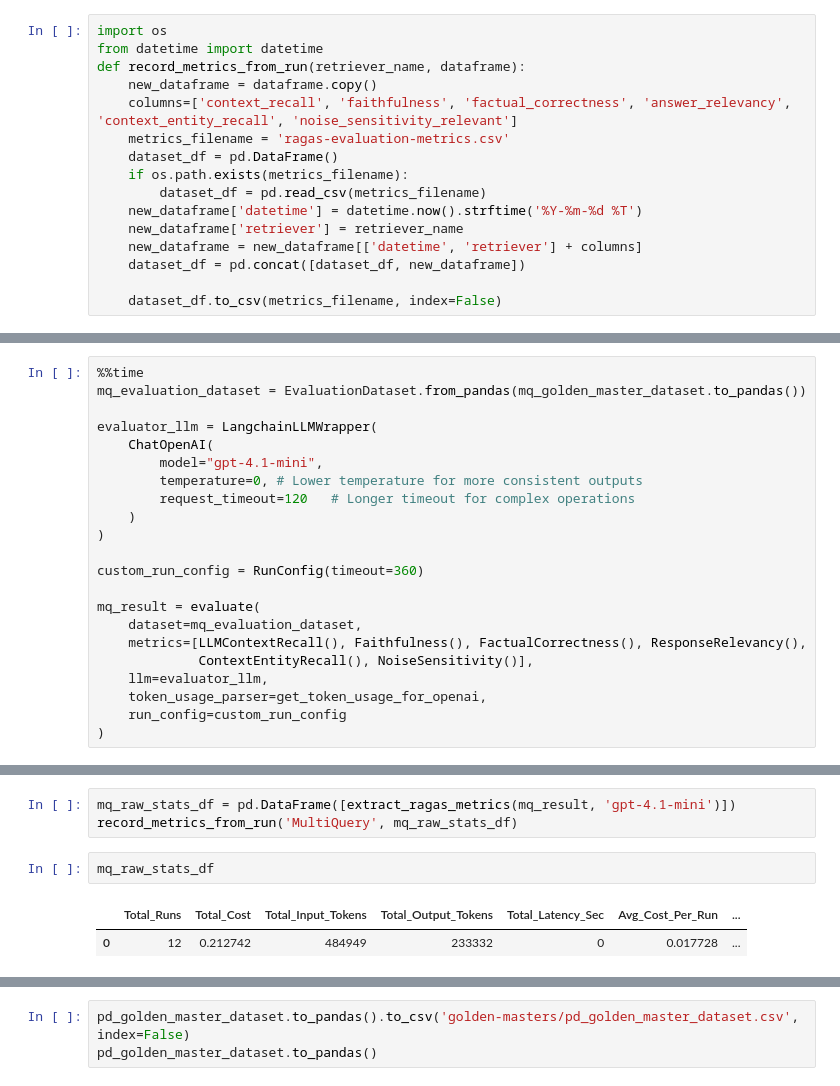
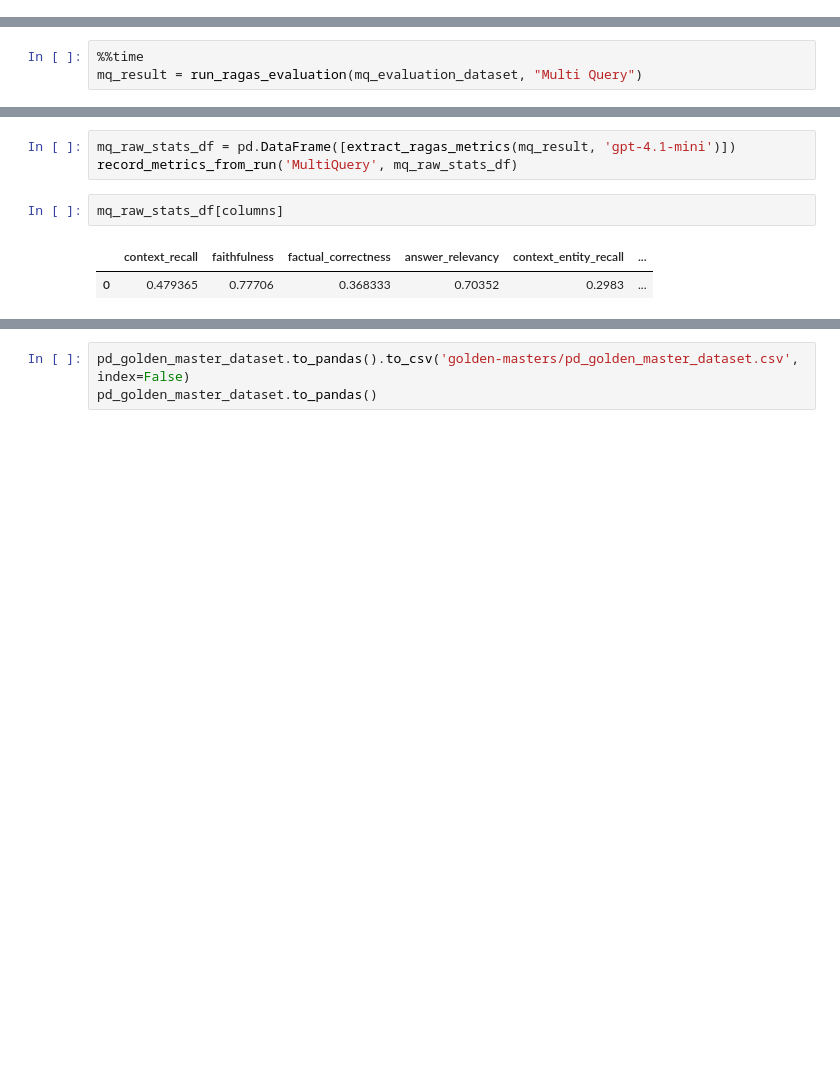
Before and after one commit to neomatrix369/AIE7-Cert-Challenge, a Jupyter notebook: Agentic RAG evaluation experiments.ipynb, the cells around one changed output, grey strips where cells are left out. Cells and saved outputs as stored; diff of their text form; blank space fills up the shorter version.

```diff
--- a/Agentic RAG evaluation experiments.ipynb
+++ b/Agentic RAG evaluation experiments.ipynb
@@ -298,16 +210,0 @@ Wall time: 5min 59s
-# %%
-import os
-from datetime import datetime
-def record_metrics_from_run(retriever_name, dataframe):
-    new_dataframe = dataframe.copy()
-    columns=['context_recall', 'faithfulness', 'factual_correctness', 'answer_relevancy', 'context_entity_recall', 'noise_sensitivity_relevant']
-    metrics_filename = 'ragas-evaluation-metrics.csv'
-    dataset_df = pd.DataFrame()
-    if os.path.exists(metrics_filename):
-        dataset_df = pd.read_csv(metrics_filename)
-    new_dataframe['datetime'] = datetime.now().strftime('%Y-%m-%d %T')
-    new_dataframe['retriever'] = retriever_name
-    new_dataframe = new_dataframe[['datetime', 'retriever'] + columns]
-    dataset_df = pd.concat([dataset_df, new_dataframe])
-
-    dataset_df.to_csv(metrics_filename, index=False)
@@ -510,22 +291,0 @@ embeddings = OpenAIEmbeddings(model="text-embedding-3-small")
-# %%
-%%time
-mq_evaluation_dataset = EvaluationDataset.from_pandas(mq_golden_master_dataset.to_pandas())
-
-evaluator_llm = LangchainLLMWrapper(
-    ChatOpenAI(
-        model="gpt-4.1-mini",
-        temperature=0, # Lower temperature for more consistent outputs
-        request_timeout=120   # Longer timeout for complex operations
-    )
-)
-
-custom_run_config = RunConfig(timeout=360)
-
-mq_result = evaluate(
-    dataset=mq_evaluation_dataset,
-    metrics=[LLMContextRecall(), Faithfulness(), FactualCorrectness(), ResponseRelevancy(),
-             ContextEntityRecall(), NoiseSensitivity()],
-    llm=evaluator_llm,
-    token_usage_parser=get_token_usage_for_openai,
-    run_config=custom_run_config
-)
@@ -538,0 +292,3 @@ Wall time: 7min 21s
+# %%
+%%time
+mq_result = run_ragas_evaluation(mq_evaluation_dataset, "Multi Query")
@@ -540,7 +303,7 @@ Wall time: 7min 21s
 mq_raw_stats_df = pd.DataFrame([extract_ragas_metrics(mq_result, 'gpt-4.1-mini')])
 record_metrics_from_run('MultiQuery', mq_raw_stats_df)
 # %%
-mq_raw_stats_df
+mq_raw_stats_df[columns]
 # %% [output]
-|  | Total_Runs | Total_Cost | Total_Input_Tokens | Total_Output_Tokens | Total_Latency_Sec | Avg_Cost_Per_Run | ... |
-| 0 | 12 | 0.212742 | 484949 | 233332 | 0 | 0.017728 | ... |
+|  | context_recall | faithfulness | factual_correctness | answer_relevancy | context_entity_recall | ... |
+| 0 | 0.479365 | 0.77706 | 0.368333 | 0.70352 | 0.2983 | ... |
```
Also changed, not shown: parts of 39 cells of this notebook, 3 other files.
